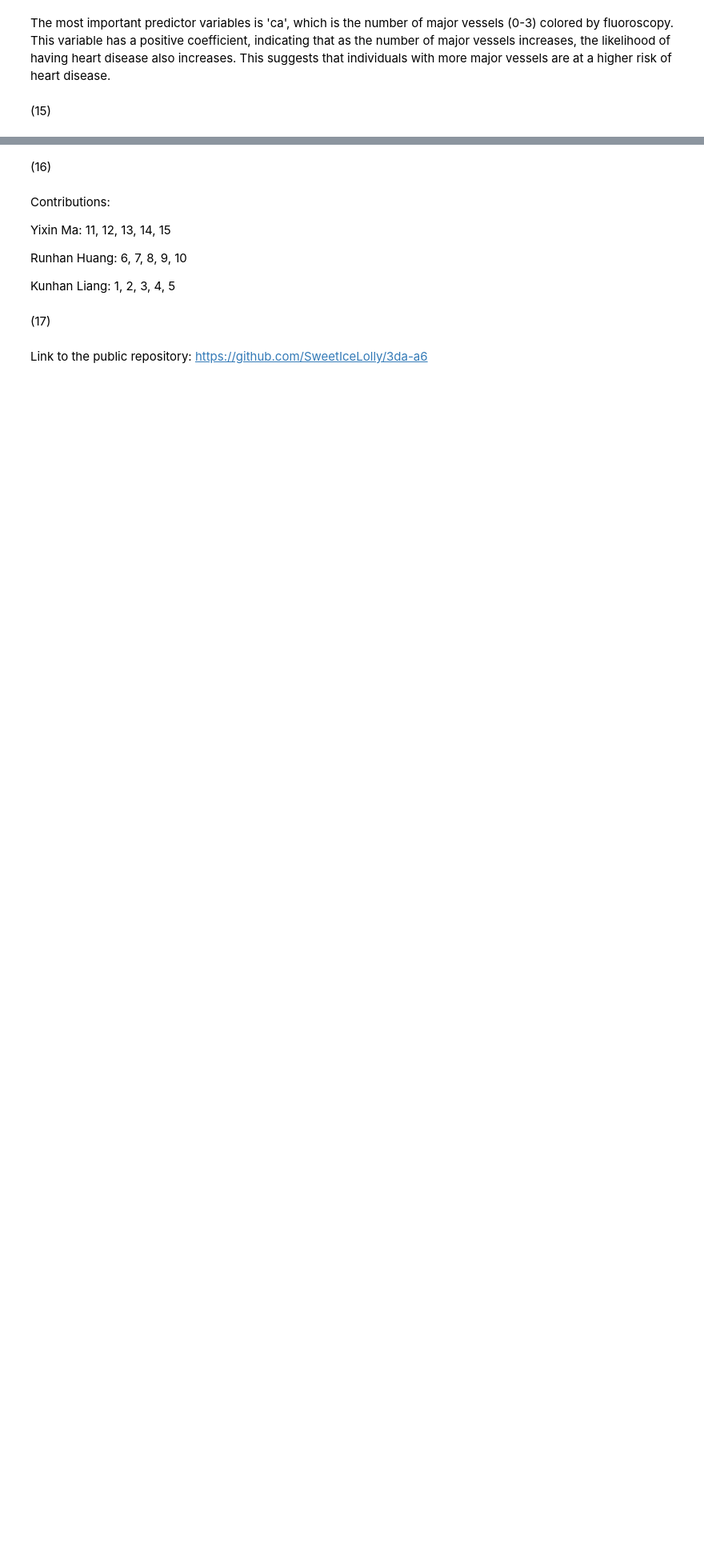
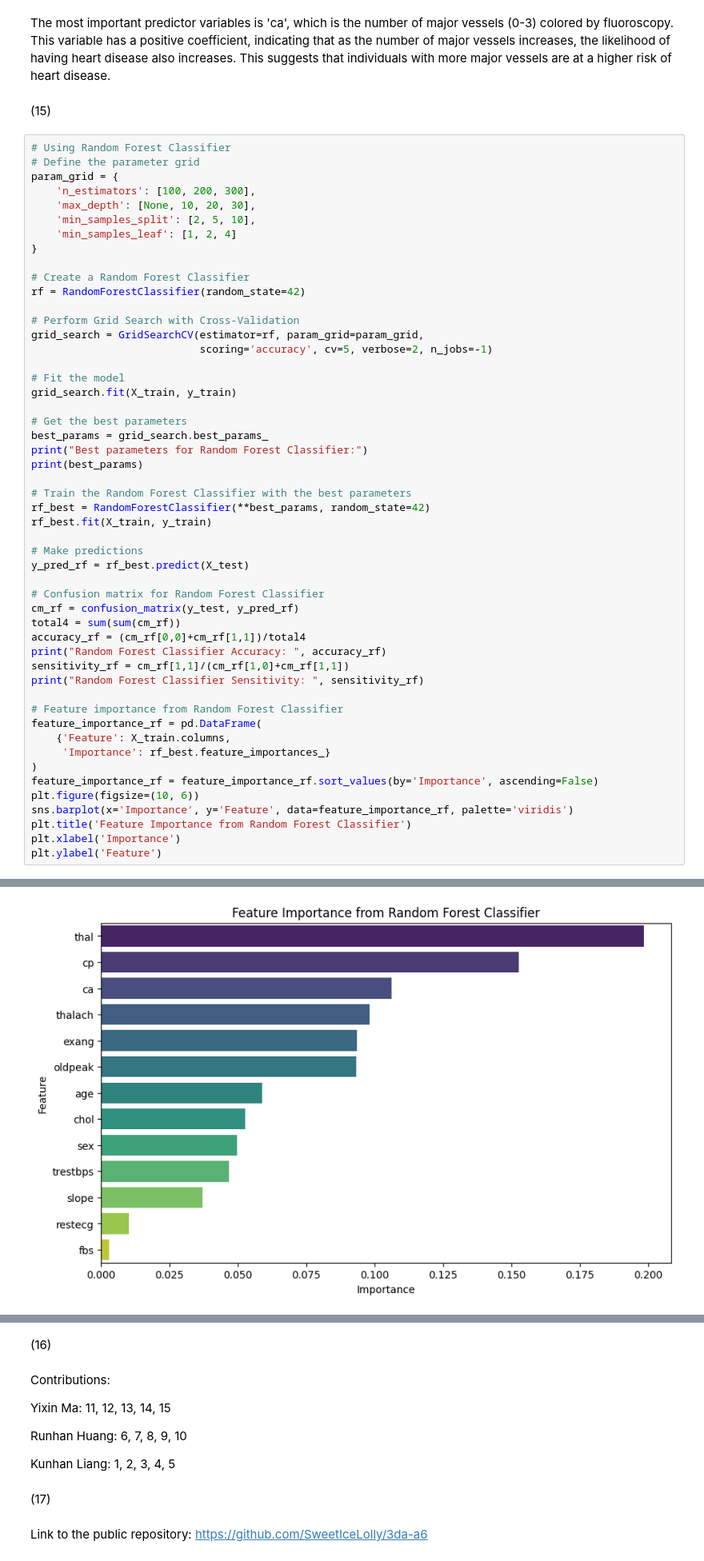
Before and after one commit to SweetIceLolly/3da-a6, a Jupyter notebook: ans.ipynb, the cells around one changed output, grey strips where cells are left out. Shown: that part at 80% size. Drawn from its saved outputs; the diff is of its cells as text; blank space fills up the shorter version.

```diff
--- a/ans.ipynb
+++ b/ans.ipynb
@@ -431,3 +433,55 @@ Passing `palette` without assigning `hue` is deprecated and will be removed in v
 The most important predictor variables is 'ca', which is the number of major vessels (0-3) colored by fluoroscopy. This variable has a positive coefficient, indicating that as the number of major vessels increases, the likelihood of having heart disease also increases. This suggests that individuals with more major vessels are at a higher risk of heart disease.
 # %% [markdown]
 (15)
+# %%
+# Using Random Forest Classifier
+# Define the parameter grid
+param_grid = {
+    'n_estimators': [100, 200, 300],
+    'max_depth': [None, 10, 20, 30],
+    'min_samples_split': [2, 5, 10],
+    'min_samples_leaf': [1, 2, 4]
+}
+
+# Create a Random Forest Classifier
+rf = RandomForestClassifier(random_state=42)
+
+# Perform Grid Search with Cross-Validation
+grid_search = GridSearchCV(estimator=rf, param_grid=param_grid,
+                           scoring='accuracy', cv=5, verbose=2, n_jobs=-1)
+
+# Fit the model
+grid_search.fit(X_train, y_train)
+
+# Get the best parameters
+best_params = grid_search.best_params_
+print("Best parameters for Random Forest Classifier:")
+print(best_params)
+
+# Train the Random Forest Classifier with the best parameters
+rf_best = RandomForestClassifier(**best_params, random_state=42)
+rf_best.fit(X_train, y_train)
+
+# Make predictions
+y_pred_rf = rf_best.predict(X_test)
+
+# Confusion matrix for Random Forest Classifier
+cm_rf = confusion_matrix(y_test, y_pred_rf)
+total4 = sum(sum(cm_rf))
+accuracy_rf = (cm_rf[0,0]+cm_rf[1,1])/total4
+print("Random Forest Classifier Accuracy: ", accuracy_rf)
+sensitivity_rf = cm_rf[1,1]/(cm_rf[1,0]+cm_rf[1,1])
+print("Random Forest Classifier Sensitivity: ", sensitivity_rf)
+
+# Feature importance from Random Forest Classifier
+feature_importance_rf = pd.DataFrame(
+    {'Feature': X_train.columns,
+     'Importance': rf_best.feature_importances_}
+)
+feature_importance_rf = feature_importance_rf.sort_values(by='Importance', ascending=False)
+plt.figure(figsize=(10, 6))
+sns.barplot(x='Importance', y='Feature', data=feature_importance_rf, palette='viridis')
+plt.title('Feature Importance from Random Forest Classifier')
+plt.xlabel('Importance')
+plt.ylabel('Feature')
+# %% [output]
@@ -433,0 +509 @@ The most important predictor variables is 'ca', which is the number of major ves
+[figure, added]
```
Also changed, not shown: parts of 3 cells of this notebook.
